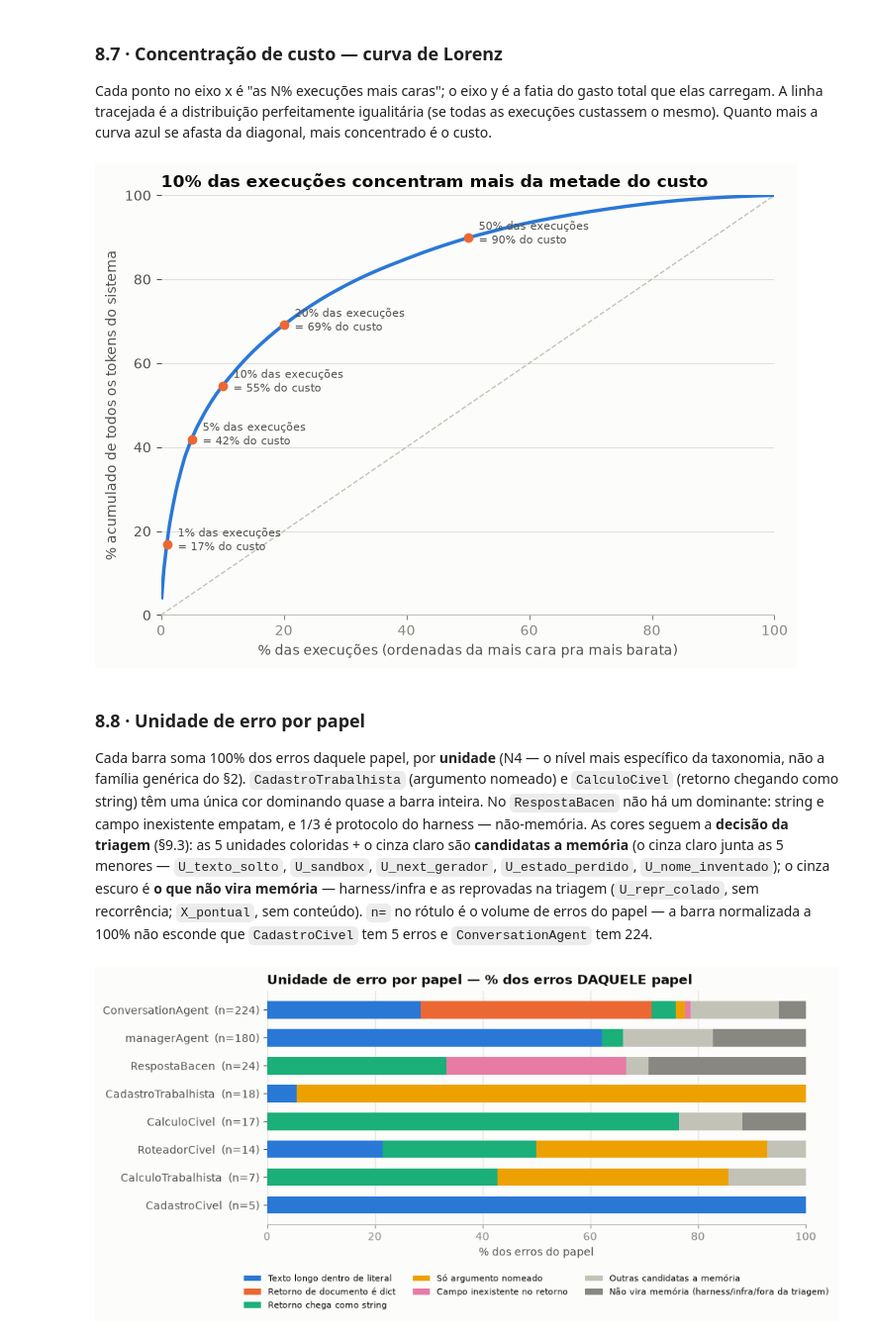
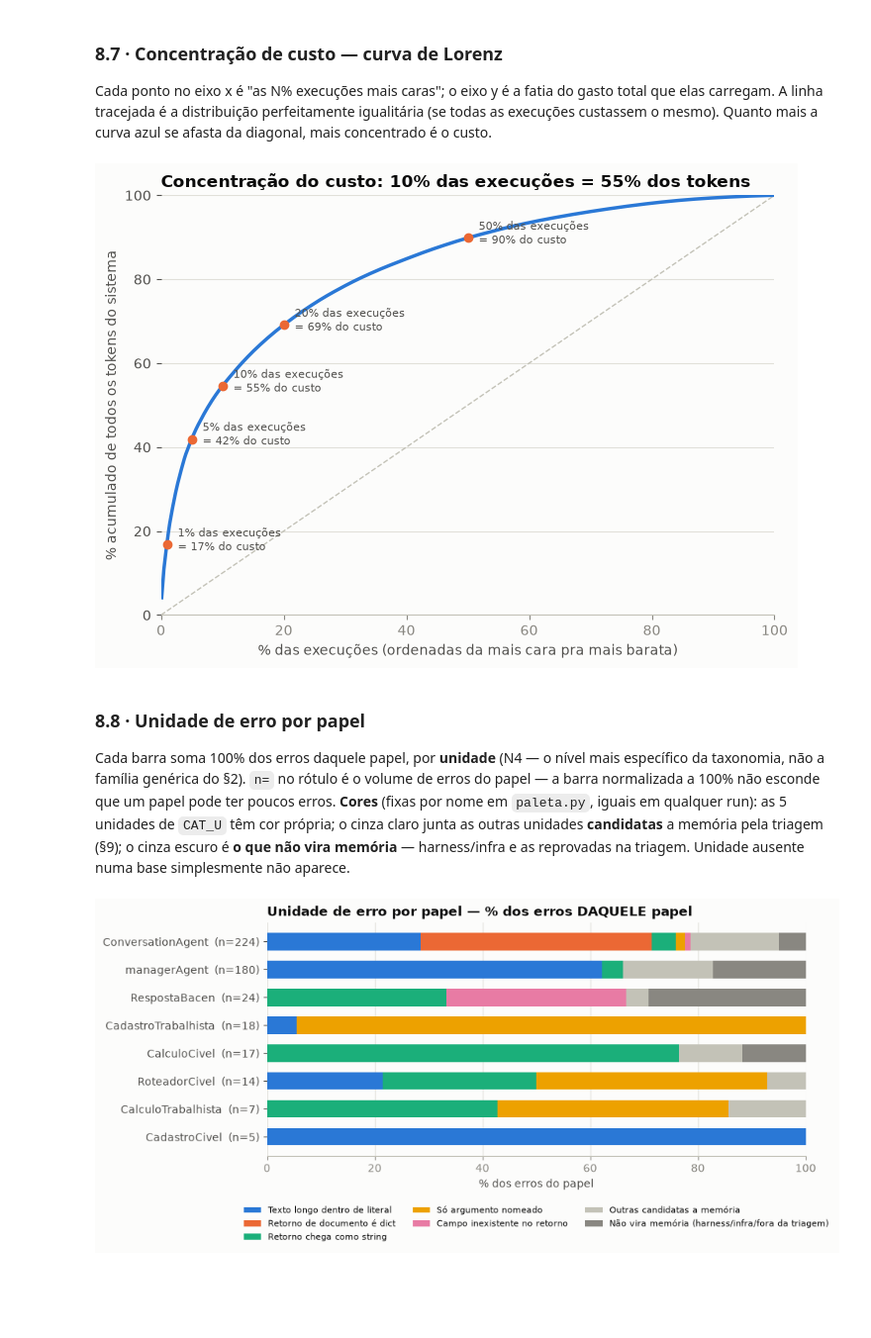
Before and after one commit to rc-ventura/memory_layer_ai_agents, a Jupyter notebook: analysis/2026-09-trace-law-flow/pipeline/analise_trace_esteira_juridica.ipynb, the cells around one changed output. Shown at 99% size. Cells and saved outputs as stored; diff of their text form; code cells hidden in the pictures; blank space fills up the shorter version.

```diff
--- a/analysis/2026-09-trace-law-flow/pipeline/analise_trace_esteira_juridica.ipynb
+++ b/analysis/2026-09-trace-law-flow/pipeline/analise_trace_esteira_juridica.ipynb
@@ -1199,38 +1130,35 @@ mais a curva azul se afasta da diagonal, mais concentrado é o custo.
 # %%
 toks_desc = execs["tok_tot"].sort_values(ascending=False).values
 cum = np.cumsum(toks_desc) / toks_desc.sum() * 100
 x = np.arange(1, len(toks_desc) + 1) / len(toks_desc) * 100
 
 fig, ax = plt.subplots(figsize=(7.2, 5.2))
 ax.plot([0, 100], [0, 100], color=BASE, linewidth=1, linestyle="--")
 ax.plot(x, cum, color=BLUE, linewidth=2.5)
 for pct in (1, 5, 10, 20, 50):
     idx = max(1, round(len(toks_desc) * pct / 100)) - 1
     ax.scatter([x[idx]], [cum[idx]], color=ORANGE, zorder=5, s=36)
     ax.annotate(f"{pct}% das execuções\n= {cum[idx]:.0f}% do custo", (x[idx], cum[idx]),
                 textcoords="offset points", xytext=(8, -4), fontsize=8, color=INK2)
 ax.set_xlabel("% das execuções (ordenadas da mais cara pra mais barata)")
 ax.set_ylabel("% acumulado de todos os tokens do sistema")
-ax.set_title("10% das execuções concentram mais da metade do custo")
+k10 = max(1, round(len(toks_desc) * 10 / 100)) - 1
+ax.set_title(f"Concentração do custo: 10% das execuções = {cum[k10]:.0f}% dos tokens")
 style_ax(ax, xgrid=False)
 ax.yaxis.grid(True, color=GRID, linewidth=0.8); ax.set_axisbelow(True)
 ax.set_xlim(0, 100); ax.set_ylim(0, 100)
 plt.tight_layout(); plt.show()
 # %% [output]
-[figure, old version]
+[figure, new version]
 # %% [markdown]
 ### 8.8 · Unidade de erro por papel
 
-Cada barra soma 100% dos erros daquele papel, por **unidade** (N4 — o nível mais específico da taxonomia,
-não a família genérica do §2). `CadastroTrabalhista` (argumento nomeado) e `CalculoCivel` (retorno chegando
-como string) têm uma única cor dominando quase a barra inteira. No `RespostaBacen` não há um dominante:
-string e campo inexistente empatam, e 1/3 é protocolo do harness — não-memória. As cores seguem a
-**decisão da triagem** (§9.3): as 5 unidades coloridas + o cinza claro são **candidatas a memória** (o
-cinza claro junta as 5 menores — `U_texto_solto`, `U_sandbox`, `U_next_gerador`, `U_estado_perdido`,
-`U_nome_inventado`); o cinza escuro é **o que não vira memória** — harness/infra e as reprovadas na
-triagem (`U_repr_colado`, sem recorrência; `X_pontual`, sem conteúdo). `n=` no rótulo é o volume de erros
-do papel — a barra normalizada a 100% não esconde que `CadastroCivel` tem 5 erros e `ConversationAgent`
-tem 224.
+Cada barra soma 100% dos erros daquele papel, por **unidade** (N4 — o nível mais específico da taxonomia, não a
+família genérica do §2). `n=` no rótulo é o volume de erros do papel — a barra normalizada a 100% não esconde que
+um papel pode ter poucos erros. **Cores** (fixas por nome em `paleta.py`, iguais em qualquer run): as 5 unidades
+de `CAT_U` têm cor própria; o cinza claro junta as outras unidades **candidatas** a memória pela triagem (§9);
+o cinza escuro é **o que não vira memória** — harness/infra e as reprovadas na triagem. Unidade ausente numa base
+simplesmente não aparece.
 # %%
 # CAT_U e COR_UNIDADE vêm de paleta.py: a cor segue o NOME da fatia, não a posição — unidade
 # ausente num recorte some da barra sem deslocar a cor das outras
```
Also changed, not shown: parts of 39 cells of this notebook, 2 other files.
